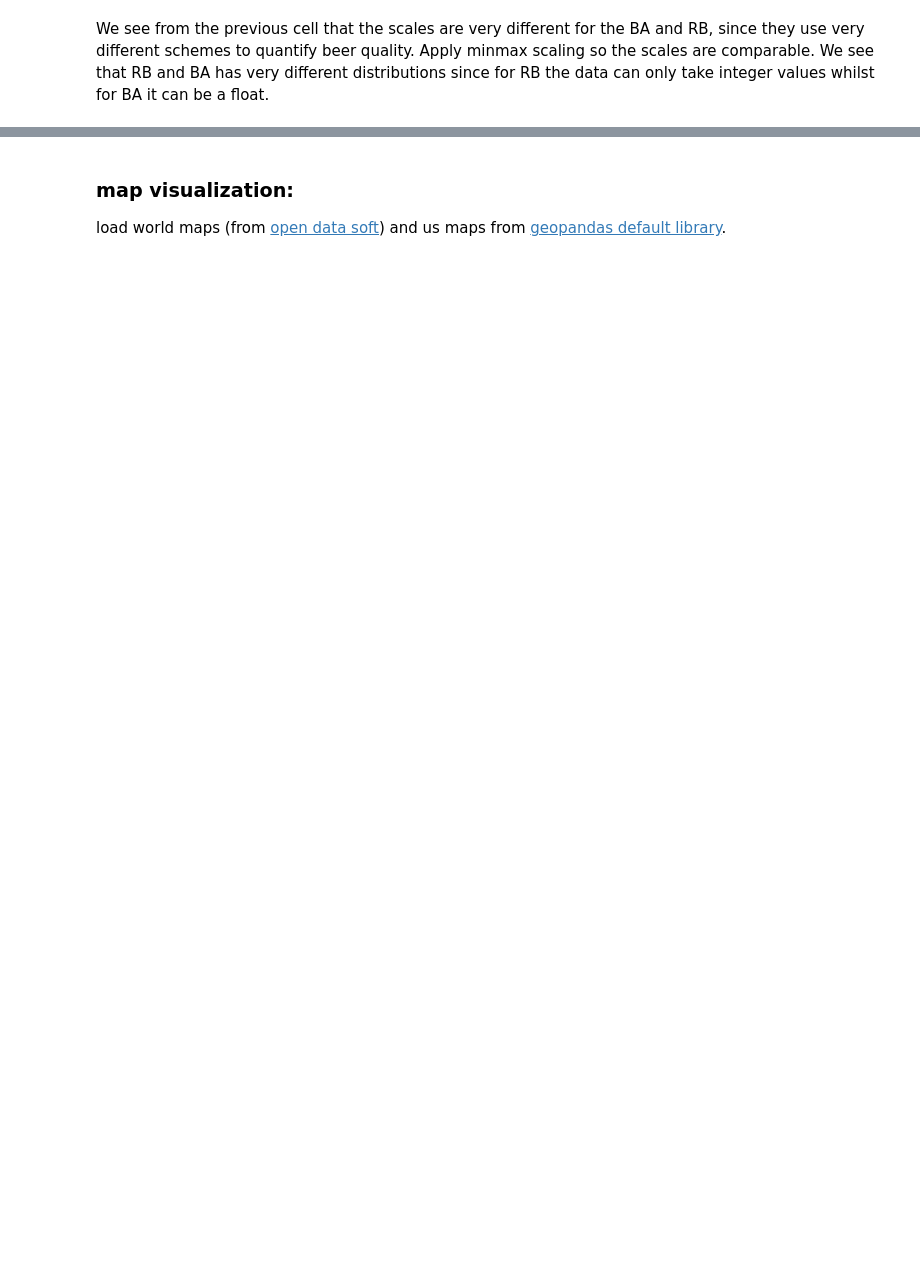
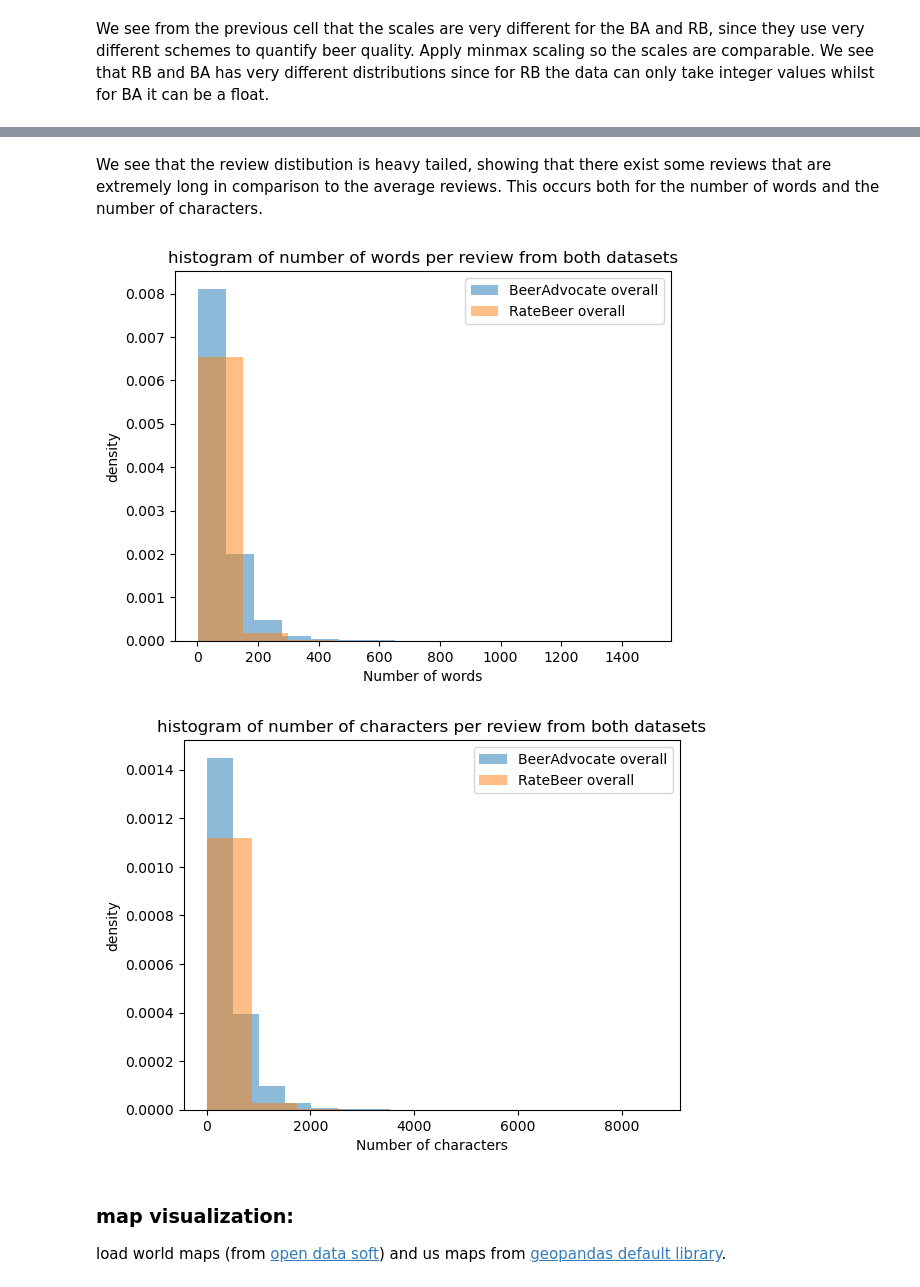
Before and after one commit to epfl-ada/ada-2022-project-enchiladas, a Jupyter notebook: milestone2.ipynb, the cells around one changed output, grey strips where cells are left out. Saved outputs shown, nothing was run; the diff lists cells and outputs as text; code cells hidden in the pictures; blank space fills up the shorter version.

```diff
--- a/milestone2.ipynb
+++ b/milestone2.ipynb
@@ -459,22 +846,25 @@ for trait in ["aroma", "palate", "taste", "appearance", "overall"]:
+# %% [markdown]
+ We see that the review distibution is heavy tailed, showing that there exist some reviews that are extremely long in comparison to the average reviews.
+ This occurs both for the number of words and the number of characters.
 # %%
 plt.hist(df_ba['text'].str.split(' ').str.len(), bins=10, alpha=0.5, label=f'BeerAdvocate {trait}', density = True)
 plt.hist(df_rb['text'].str.split(' ').str.len(), bins=10, alpha=0.5, label=f'RateBeer {trait}', density = True)
 plt.title(f"histogram of number of words per review from both datasets")
 plt.legend(loc='upper right')
 plt.xlabel("Number of words")
-plt.xscale('log')
 plt.ylabel("density")
 plt.show()
 
 plt.hist(df_ba['text'].str.len(), bins=10, alpha=0.5, label=f'BeerAdvocate {trait}', density = True)
-plt.hist(df_rb['text'].len(), bins=10, alpha=0.5, label=f'RateBeer {trait}', density = True)
+plt.hist(df_rb['text'].str.len(), bins=10, alpha=0.5, label=f'RateBeer {trait}', density = True)
 plt.title(f"histogram of number of characters per review from both datasets")
 plt.legend(loc='upper right')
 plt.xlabel("Number of characters")
 plt.ylabel("density")
 plt.show()
-
-#We notice that rate beer is more critical in avg. that beer advocate. Caution should be taken if two datasets
+# %% [output]
+[figure, added]
+[figure, added]
 # %% [markdown]
  ### map visualization:
 load world maps (from [open data soft](https://public.opendatasoft.com/explore/dataset/world-administrative-boundaries/export/)) and us maps from [geopandas default library](https://geopandas.org/en/stable/docs/user_guide/io.html).
```
Also changed, not shown: parts of 55 cells of this notebook, 6 other files.
